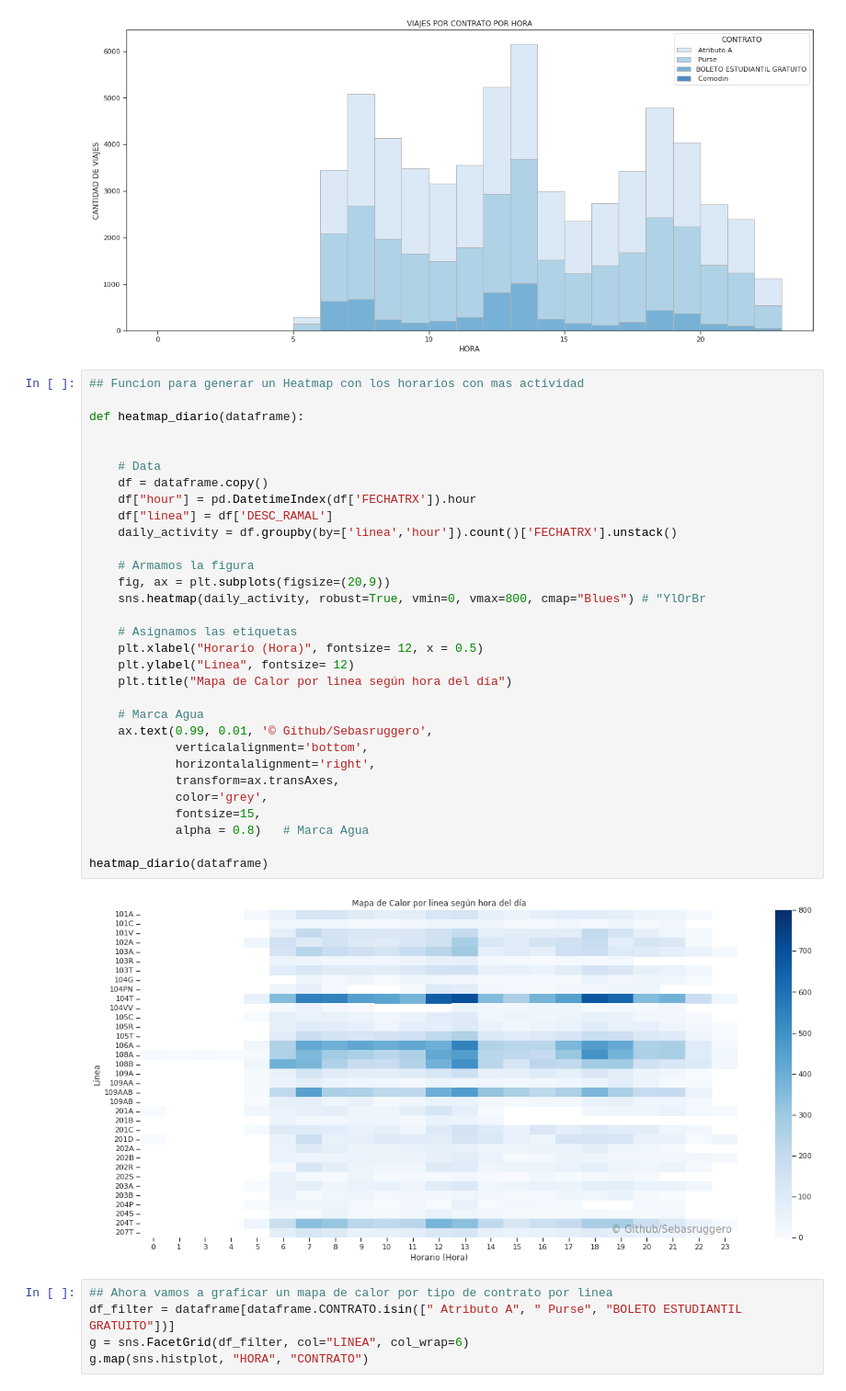
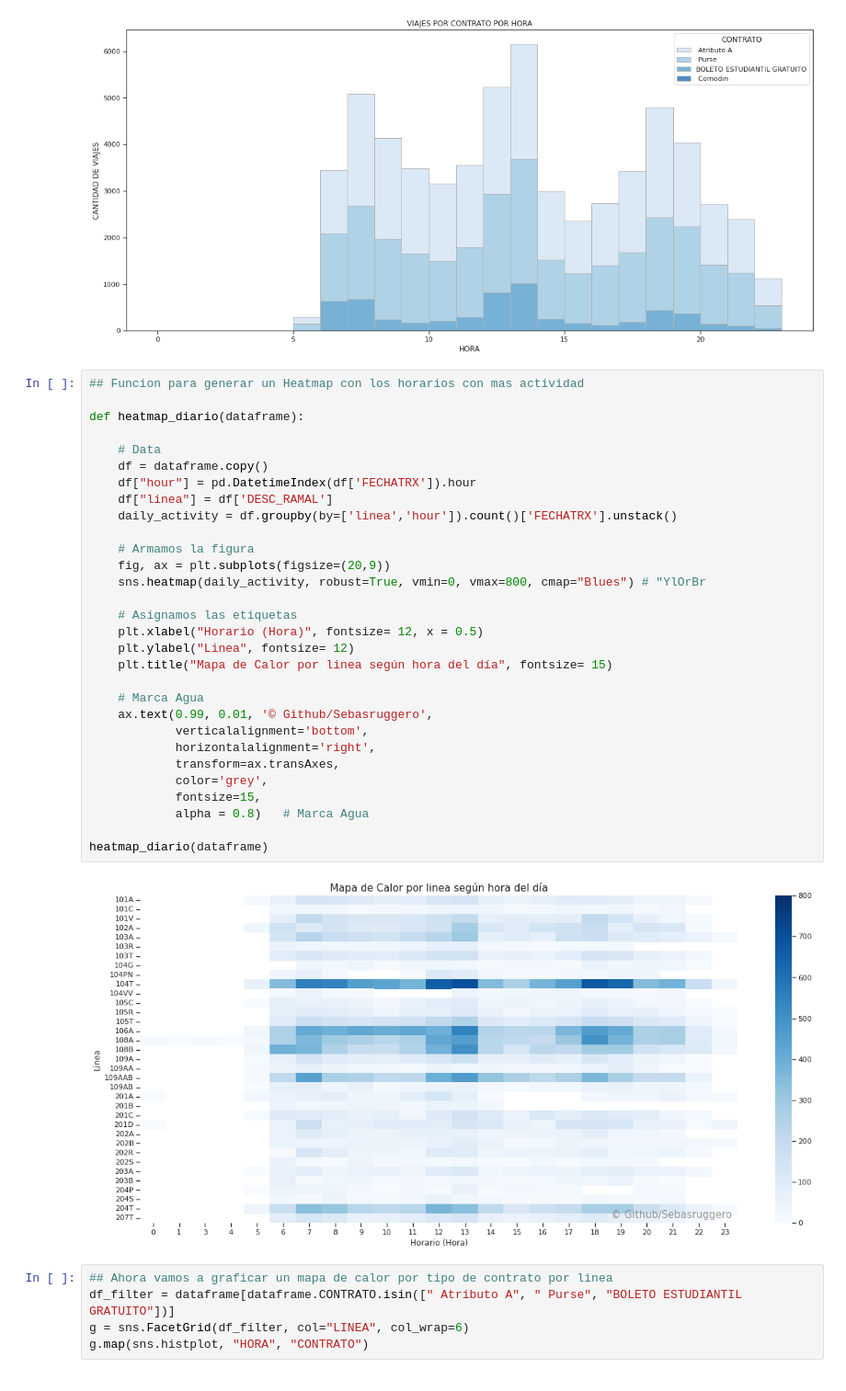
Before and after one commit to sebasruggero/analisis_transporte_catamarca, a Jupyter notebook: Análisis_Catamarca.ipynb, the cells around one changed output. Shown at 92% size. Saved outputs shown, nothing was run; the diff lists cells and outputs as text.

```diff
--- a/Análisis_Catamarca.ipynb
+++ b/Análisis_Catamarca.ipynb
@@ -75,36 +78,35 @@ ax.set(xlabel='HORA',
 # %%
 ## Funcion para generar un Heatmap con los horarios con mas actividad
 
 def heatmap_diario(dataframe):
-
 
     # Data
     df = dataframe.copy()
     df["hour"] = pd.DatetimeIndex(df['FECHATRX']).hour
     df["linea"] = df['DESC_RAMAL']
     daily_activity = df.groupby(by=['linea','hour']).count()['FECHATRX'].unstack()
 
     # Armamos la figura
     fig, ax = plt.subplots(figsize=(20,9))
     sns.heatmap(daily_activity, robust=True, vmin=0, vmax=800, cmap="Blues") # "YlOrBr
 
     # Asignamos las etiquetas
     plt.xlabel("Horario (Hora)", fontsize= 12, x = 0.5)
     plt.ylabel("Linea", fontsize= 12)
-    plt.title("Mapa de Calor por linea según hora del día")
+    plt.title("Mapa de Calor por linea según hora del día", fontsize= 15)
 
     # Marca Agua
     ax.text(0.99, 0.01, '© Github/Sebasruggero',
             verticalalignment='bottom',
             horizontalalignment='right',
             transform=ax.transAxes,
             color='grey',
             fontsize=15,
             alpha = 0.8)   # Marca Agua
 
 heatmap_diario(dataframe)
 # %% [output]
-[figure, old version]
+[figure, new version]
 # %%
 ## Ahora vamos a graficar un mapa de calor por tipo de contrato por linea
 df_filter = dataframe[dataframe.CONTRATO.isin([" Atributo A", " Purse", "BOLETO ESTUDIANTIL GRATUITO"])]
```
Also changed, not shown: parts of 9 cells of this notebook.
